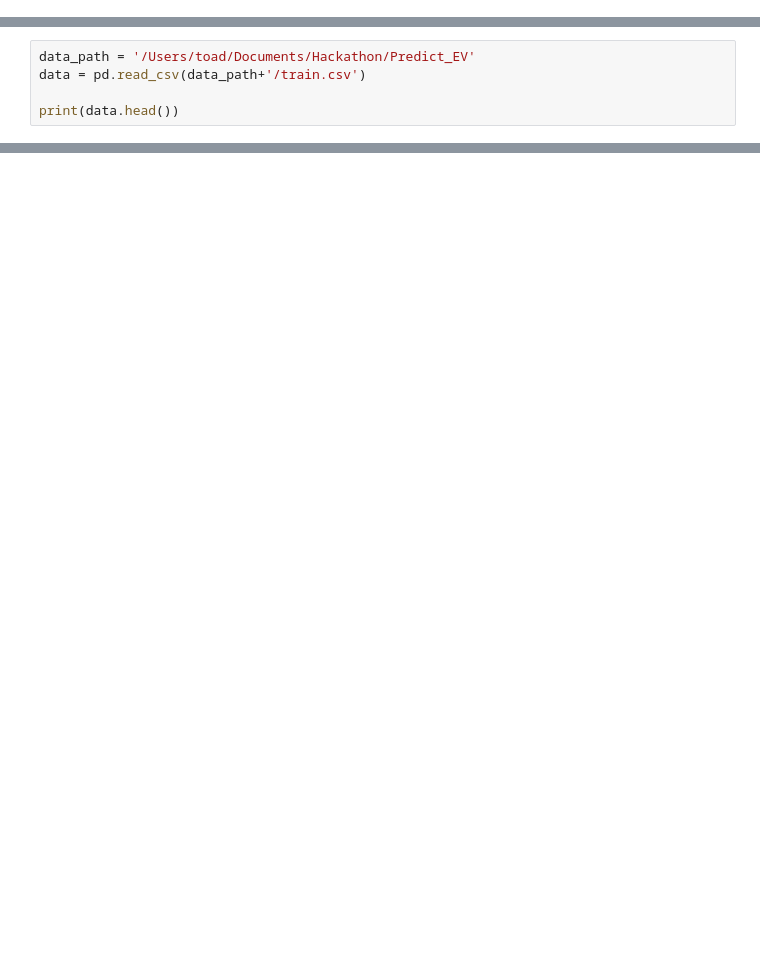
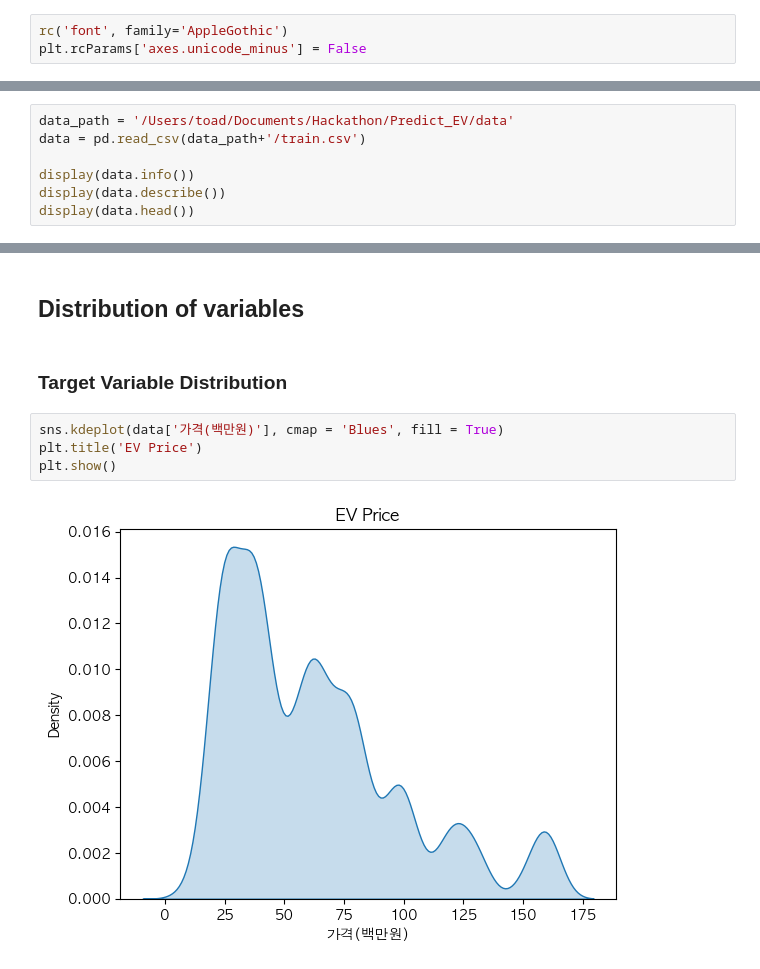
Before and after one commit to LEEINSEO-0118/Predict_EV, a Jupyter notebook: code/eda.ipynb, the cells around one changed output, grey strips where cells are left out. Saved outputs shown, nothing was run; the diff lists cells and outputs as text; blank space fills up the shorter version.

Commit message:
feat : EDA data
EDA data distribution

```diff
--- a/code/eda.ipynb
+++ b/code/eda.ipynb
@@ -2,0 +9,3 @@ import pandas as pd
+# %%
+rc('font', family='AppleGothic')
+plt.rcParams['axes.unicode_minus'] = False
@@ -3,6 +14,8 @@ import pandas as pd
 # %%
-data_path = '/Users/toad/Documents/Hackathon/Predict_EV'
+data_path = '/Users/toad/Documents/Hackathon/Predict_EV/data'
 data = pd.read_csv(data_path+'/train.csv')
 
-print(data.head())
+display(data.info())
+display(data.describe())
+display(data.head())
 # %% [output]
@@ -9,0 +94,10 @@ FileNotFoundError: [Errno 2] No such file or directory: '/Users/toad/Documents/H
+# %% [markdown]
+## Distribution of variables
+# %% [markdown]
+### Target Variable Distribution
+# %%
+sns.kdeplot(data['가격(백만원)'], cmap = 'Blues', fill = True)
+plt.title('EV Price')
+plt.show()
+# %% [output]
+[figure, added]
```
Also changed, not shown: parts of 14 cells of this notebook.
